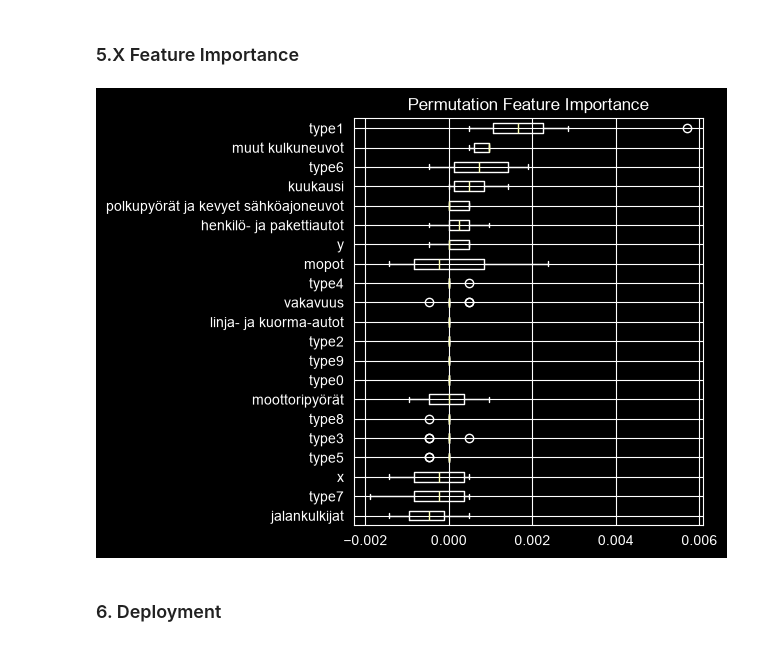
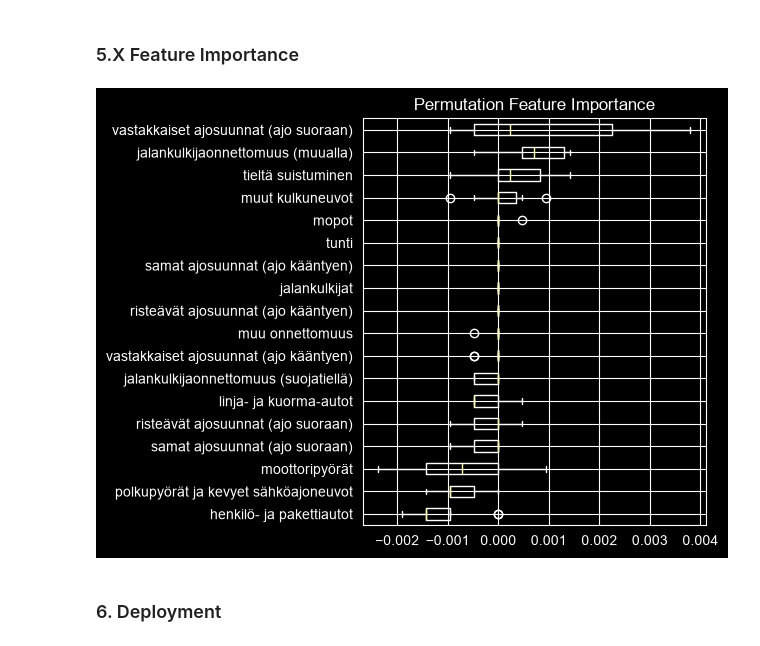
Before and after one commit to TopiAhola/data-and-ml-group5, a Jupyter notebook: project/traffic_accidents_analysis.ipynb, the cells around one changed output. Saved outputs shown, nothing was run; the diff lists cells and outputs as text; code cells hidden in the pictures.

```diff
--- a/project/traffic_accidents_analysis.ipynb
+++ b/project/traffic_accidents_analysis.ipynb
@@ -127,7 +127,6 @@ df_accidents.rename( columns=readable_col_names, inplace=True)
 # %% [markdown]
 ### Converting class variables to 1-hot encoded columns
 # %%
-# TODO: onnettomuustyyppi muutettava 1-hot sarakkeiksi
 accident_types_raw = {
 0 : "samat ajosuunnat (ajo suoraan)",
 1 : "samat ajosuunnat (ajo kääntyen)",
@@ -154,7 +153,7 @@ accident_types_columns = {
 9 : "type9"
 }
 # Create columns 'typeX' and assign boolean 1 or 0
-for type_number, column_name in accident_types_columns.items():
+for type_number, column_name in accident_types_raw.items():
     df_accidents[column_name] = [1 if accident_type == type_number else 0 for accident_type in df_accidents['onnettomuustyyppi']]
 
 # Drop onnettomuustyyppi column
@@ -222,6 +236,9 @@ df_accidents.drop('geom', axis=1, inplace=True)
 
 # TODO: Delete this removal later, as of now 2024 holds no value
 df_accidents.drop('vuosi', axis=1, inplace=True)
+df_accidents.drop('kuukausi', axis=1, inplace=True)
+df_accidents.drop('x', axis=1, inplace=True)
+df_accidents.drop('y', axis=1, inplace=True)
 # %% [markdown]
 ### 3.X Separating training and testing data
 
@@ -471,31 +550,31 @@ Weather Data Shape: (1008, 5)
 # %%
 from sklearn.inspection import permutation_importance
 
 # Calculate permutation importance using the standardized model and scaled test data
 result = permutation_importance(
     model,
     X_train_scaled,
     y_train,
     n_repeats=10, # TODO: what is good number of repeats?
     scoring="accuracy",
     random_state=69,
     n_jobs=-1
 )
 
 # Sort features by their mean importance score
 sorted_idx = result.importances_mean.argsort()
 
 # Plot the results
 fig, ax = plt.subplots()
 ax.boxplot(
     result.importances[sorted_idx].T,
     orientation="horizontal",
-    tick_labels=df_accidents.columns[sorted_idx]
+    tick_labels=X_train_scaled.columns[sorted_idx] #aikaisemmin df_accidents
 )
 ax.set_title("Permutation Feature Importance")
 fig.tight_layout()
 plt.show()
 # %% [output]
-[figure, old version]
+[figure, new version]
 # %% [markdown]
 ### 6. Deployment
```
Also changed, not shown: parts of 11 cells of this notebook.
